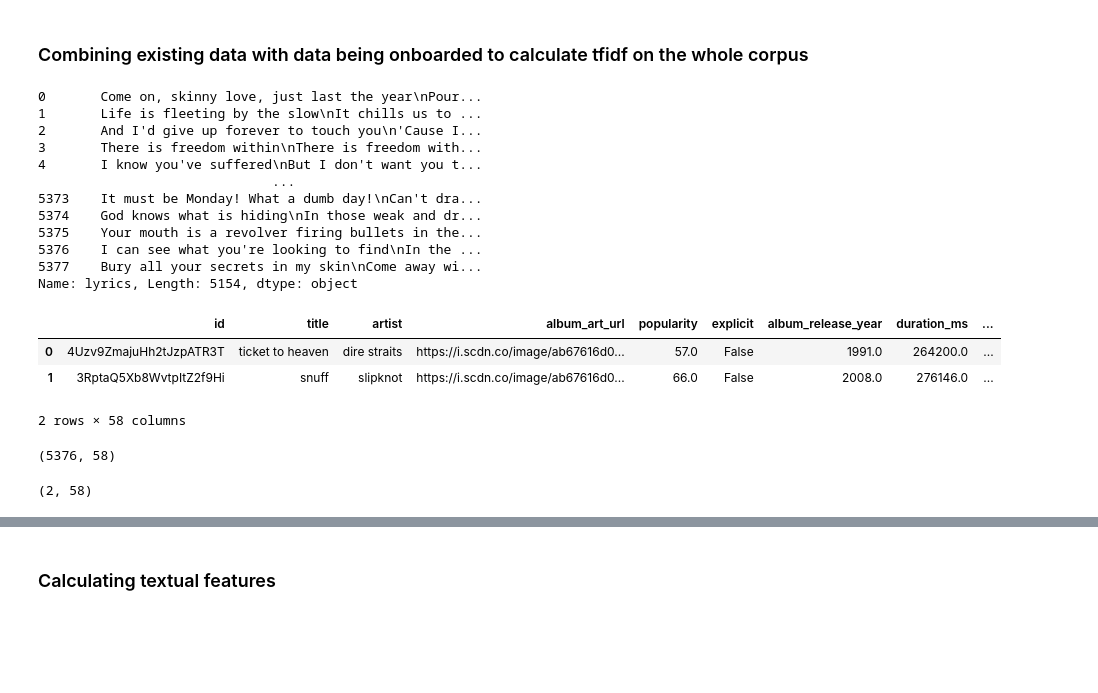
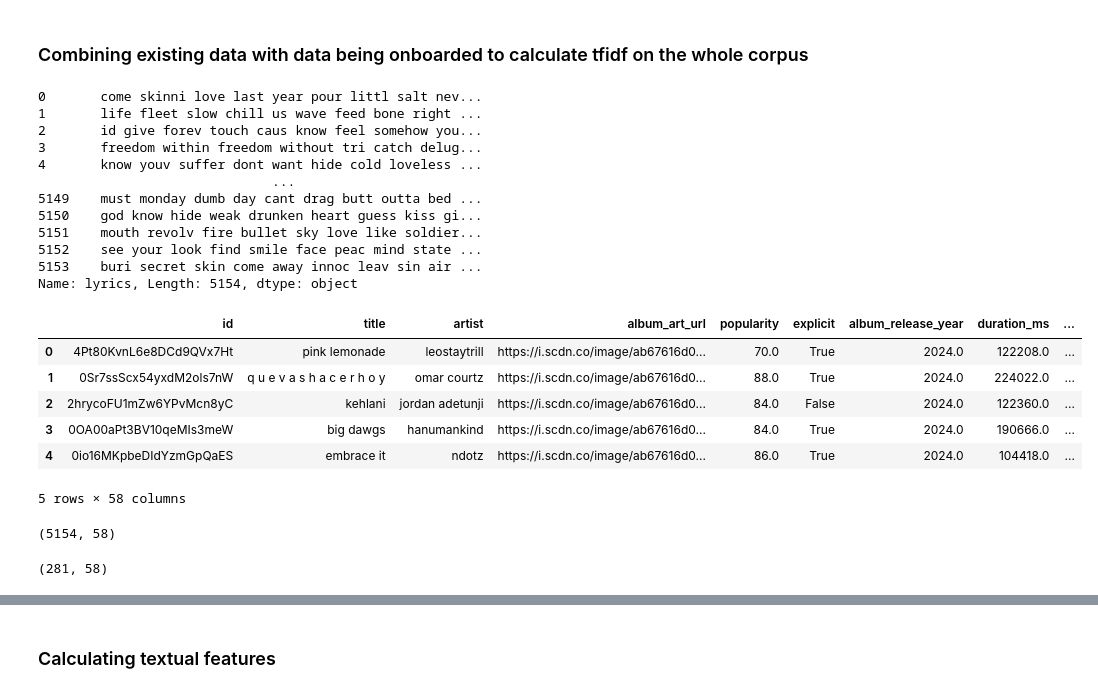
Before and after one commit to KrystianPielat/songs_analysis, a Jupyter notebook: features_eng.ipynb, the cells around one changed output, grey strips where cells are left out. Drawn from its saved outputs; the diff is of its cells as text; code cells hidden in the pictures; blank space fills up the shorter version.

```diff
--- a/features_eng.ipynb
+++ b/features_eng.ipynb
@@ -117,8 +183,8 @@ text_features = ['word_count',
  'sentiment_polarity',
  'sentiment_subjectivity',
  'readability_score',
- 'noun_count',
- 'verb_count',
+ 'noun_ratio',
+ 'verb_ratio',
  'vader_compound',
  'repetition_count',
  'average_syllables_per_word',
@@ -131,8 +197,6 @@ text_features = ['word_count',
  'sentiment_polarity',
  'sentiment_subjectivity',
  'readability_score',
- 'noun_count',
- 'verb_count',
  'vader_compound',
  'repetition_count',
  'average_syllables_per_word',
@@ -143,31 +207,35 @@ df_complete_data.drop([c for c in df_complete_data.columns if c.startswith('tfid
 # %%
 df_complete_data.lyrics
 # %% [output]
-0       Come on, skinny love, just last the year\nPour...
-1       Life is fleeting by the slow\nIt chills us to ...
-2       And I'd give up forever to touch you\n'Cause I...
-3       There is freedom within\nThere is freedom with...
-4       I know you've suffered\nBut I don't want you t...
+0       come skinni love last year pour littl salt nev...
+1       life fleet slow chill us wave feed bone right ...
+2       id give forev touch caus know feel somehow you...
+3       freedom within freedom without tri catch delug...
+4       know youv suffer dont want hide cold loveless ...
                               ...
-5373    It must be Monday! What a dumb day!\nCan't dra...
-5374    God knows what is hiding\nIn those weak and dr...
-5375    Your mouth is a revolver firing bullets in the...
-5376    I can see what you're looking to find\nIn the ...
-5377    Bury all your secrets in my skin\nCome away wi...
+5149    must monday dumb day cant drag butt outta bed ...
+5150    god know hide weak drunken heart guess kiss gi...
+5151    mouth revolv fire bullet sky love like soldier...
+5152    see your look find smile face peac mind state ...
+5153    buri secret skin come away innoc leav sin air ...
 Name: lyrics, Length: 5154, dtype: object
 # %%
 df_onboarding = pd.read_pickle(os.path.join("datasets", "onboarding_step2.pkl"))
+df_onboarding.drop([c for c in df_onboarding.columns if c.startswith('tfidf') or c in text_features ], axis=1, inplace=True)
 df_onboarding.head()
 # %% [output]
 |  | id | title | artist | album_art_url | popularity | explicit | album_release_year | duration_ms | ... |
-| 0 | 4Uzv9ZmajuHh2tJzpATR3T | ticket to heaven | dire straits | https://i.scdn.co/image/ab67616d0... | 57.0 | False | 1991.0 | 264200.0 | ... |
-| 1 | 3RptaQ5Xb8WvtpItZ2f9Hi | snuff | slipknot | https://i.scdn.co/image/ab67616d0... | 66.0 | False | 2008.0 | 276146.0 | ... |
+| 0 | 4Pt80KvnL6e8DCd9QVx7Ht | pink lemonade | leostaytrill | https://i.scdn.co/image/ab67616d0... | 70.0 | True | 2024.0 | 122208.0 | ... |
+| 1 | 0Sr7ssScx54yxdM2ols7nW | q u e v a s h a c e r h o y | omar courtz | https://i.scdn.co/image/ab67616d0... | 88.0 | True | 2024.0 | 224022.0 | ... |
+| 2 | 2hrycoFU1mZw6YPvMcn8yC | kehlani | jordan adetunji | https://i.scdn.co/image/ab67616d0... | 84.0 | False | 2024.0 | 122360.0 | ... |
+| 3 | 0OA00aPt3BV10qeMIs3meW | big dawgs | hanumankind | https://i.scdn.co/image/ab67616d0... | 84.0 | True | 2024.0 | 190666.0 | ... |
+| 4 | 0io16MKpbeDIdYzmGpQaES | embrace it | ndotz | https://i.scdn.co/image/ab67616d0... | 86.0 | True | 2024.0 | 104418.0 | ... |
-2 rows × 58 columns
+5 rows × 58 columns
 # %%
 df_complete_data.shape
 # %% [output]
-(5376, 58)
+(5154, 58)
 # %%
 df_onboarding.shape
 # %% [output]
-(2, 58)
+(281, 58)
```
Also changed, not shown: parts of 21 cells of this notebook, 26 other files.
